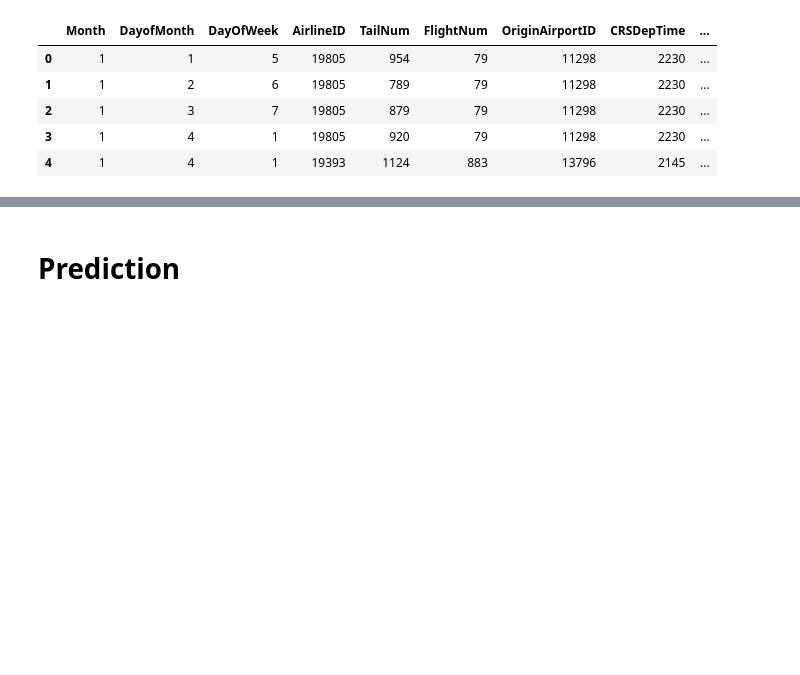
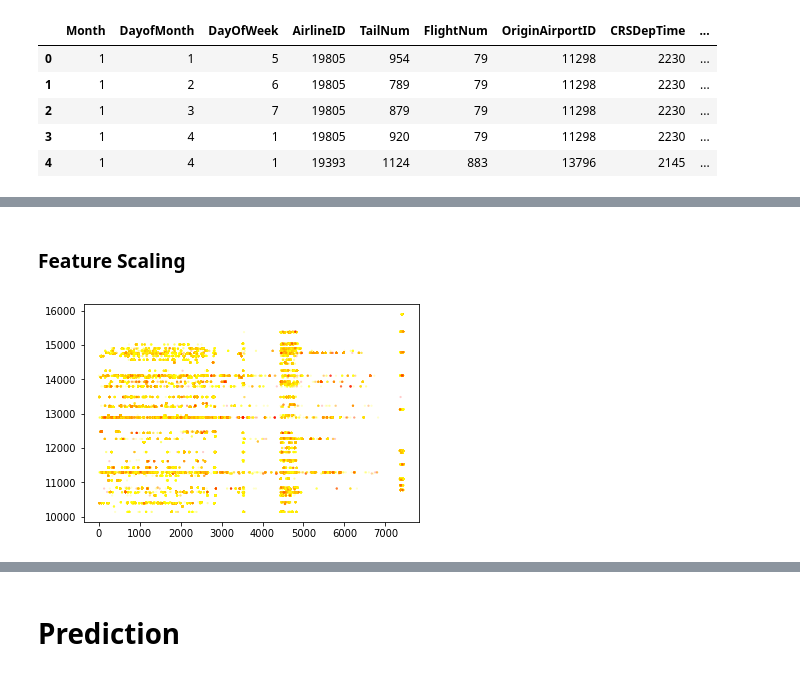
Before and after one commit to leong1016/Flight-Delay-Prediction-with-Synoptic-Data, a Jupyter notebook: Main.ipynb, the cells around one changed output, grey strips where cells are left out. Cells and saved outputs as stored; diff of their text form; code cells hidden in the pictures; blank space fills up the shorter version.

Commit message:
Adding feature selection and feature scaling

```diff
--- a/Main.ipynb
+++ b/Main.ipynb
@@ -455,0 +471,5 @@ join.head()
+# %%
+fval, pval = f_classif(Xraw,y)
+# %%
+m = (pval<0.1).sum()
+m
@@ -455,0 +478,4 @@ join.head()
+# %%
+kb = SelectKBest(k=m)
+Xprime = kb.fit_transform(Xraw,y)
+selected = kb.get_support()
@@ -455,0 +490,9 @@ join.head()
+# %% [markdown]
+### Feature Scaling
+# %%
+colors = ['red' if i==1.0 else 'yellow' for i in y]
+# %%
+plt.scatter(Xprime[:, 4], Xprime[:, 5], alpha=0.2, marker='o', s=5, lw=0, color=colors)
+plt.show()
+# %% [output]
+[figure, added]
```
Also changed, not shown: parts of 64 cells of this notebook.
